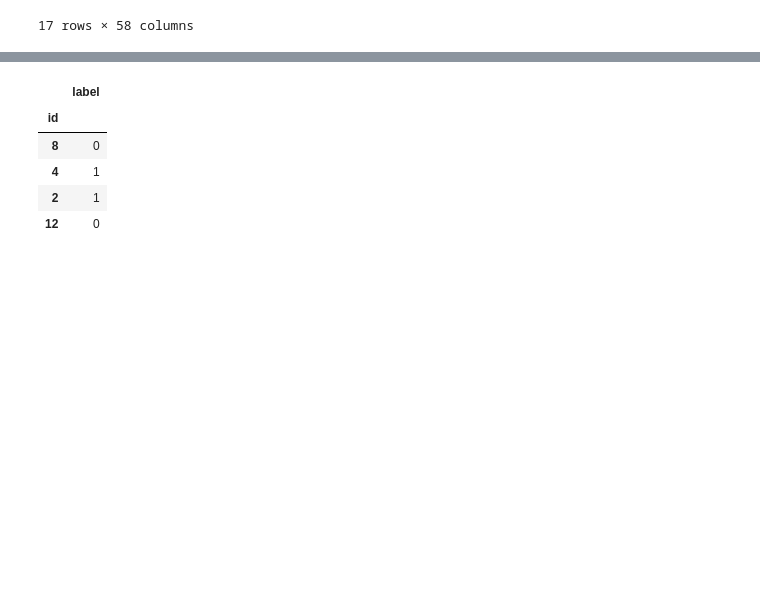
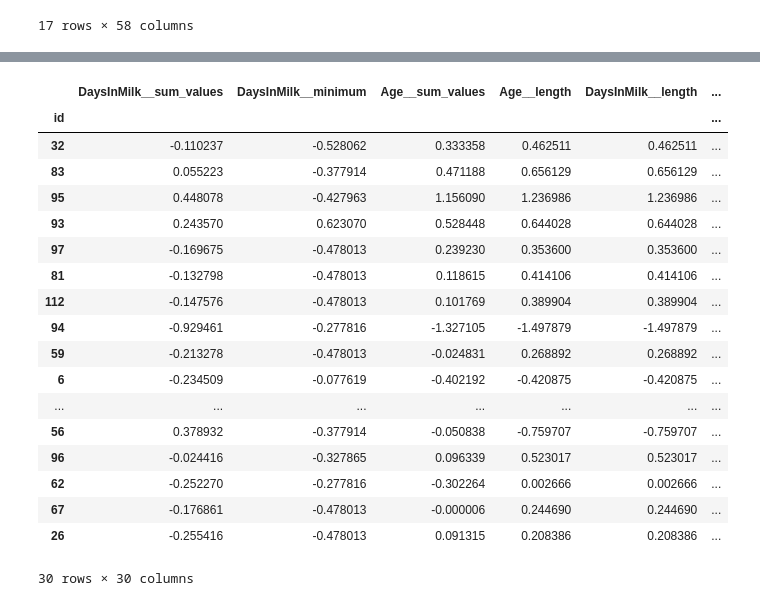
Before and after one commit to pgullstrand/Gigacow-tools, a Jupyter notebook: Model_time_series/GP_model/gp_learner.ipynb, the cells around one changed output, grey strips where cells are left out. Drawn from its saved outputs; the diff is of its cells as text; code cells hidden in the pictures; blank space fills up the shorter version.

```diff
--- a/Model_time_series/GP_model/gp_learner.ipynb
+++ b/Model_time_series/GP_model/gp_learner.ipynb
@@ -271,12 +241,25 @@ array([1, 1, 1, 1], dtype=int64)
-# %%
-y_test
-# %% [output]
-|  | label |
-| id |  |
-| 8 | 0 |
-| 4 | 1 |
-| 2 | 1 |
-| 12 | 0 |
+# %%
+X_test
+# %% [output]
+|  | DaysInMilk__sum_values | DaysInMilk__minimum | Age__sum_values | Age__length | DaysInMilk__length | ... |
+| id |  |  |  |  |  | ... |
+| 32 | -0.110237 | -0.528062 | 0.333358 | 0.462511 | 0.462511 | ... |
+| 83 | 0.055223 | -0.377914 | 0.471188 | 0.656129 | 0.656129 | ... |
+| 95 | 0.448078 | -0.427963 | 1.156090 | 1.236986 | 1.236986 | ... |
+| 93 | 0.243570 | 0.623070 | 0.528448 | 0.644028 | 0.644028 | ... |
+| 97 | -0.169675 | -0.478013 | 0.239230 | 0.353600 | 0.353600 | ... |
+| 81 | -0.132798 | -0.478013 | 0.118615 | 0.414106 | 0.414106 | ... |
+| 112 | -0.147576 | -0.478013 | 0.101769 | 0.389904 | 0.389904 | ... |
+| 94 | -0.929461 | -0.277816 | -1.327105 | -1.497879 | -1.497879 | ... |
+| 59 | -0.213278 | -0.478013 | -0.024831 | 0.268892 | 0.268892 | ... |
+| 6 | -0.234509 | -0.077619 | -0.402192 | -0.420875 | -0.420875 | ... |
+| ... | ... | ... | ... | ... | ... | ... |
+| 56 | 0.378932 | -0.377914 | -0.050838 | -0.759707 | -0.759707 | ... |
+| 96 | -0.024416 | -0.327865 | 0.096339 | 0.523017 | 0.523017 | ... |
+| 62 | -0.252270 | -0.277816 | -0.302264 | 0.002666 | 0.002666 | ... |
+| 67 | -0.176861 | -0.478013 | -0.000006 | 0.244690 | 0.244690 | ... |
+| 26 | -0.255416 | -0.478013 | 0.091315 | 0.208386 | 0.208386 | ... |
+30 rows × 30 columns
 # %%
 prob_list = model.predict_proba(X_test)
 prob_list
```
Also changed, not shown: parts of 21 cells of this notebook, 1 other file.
